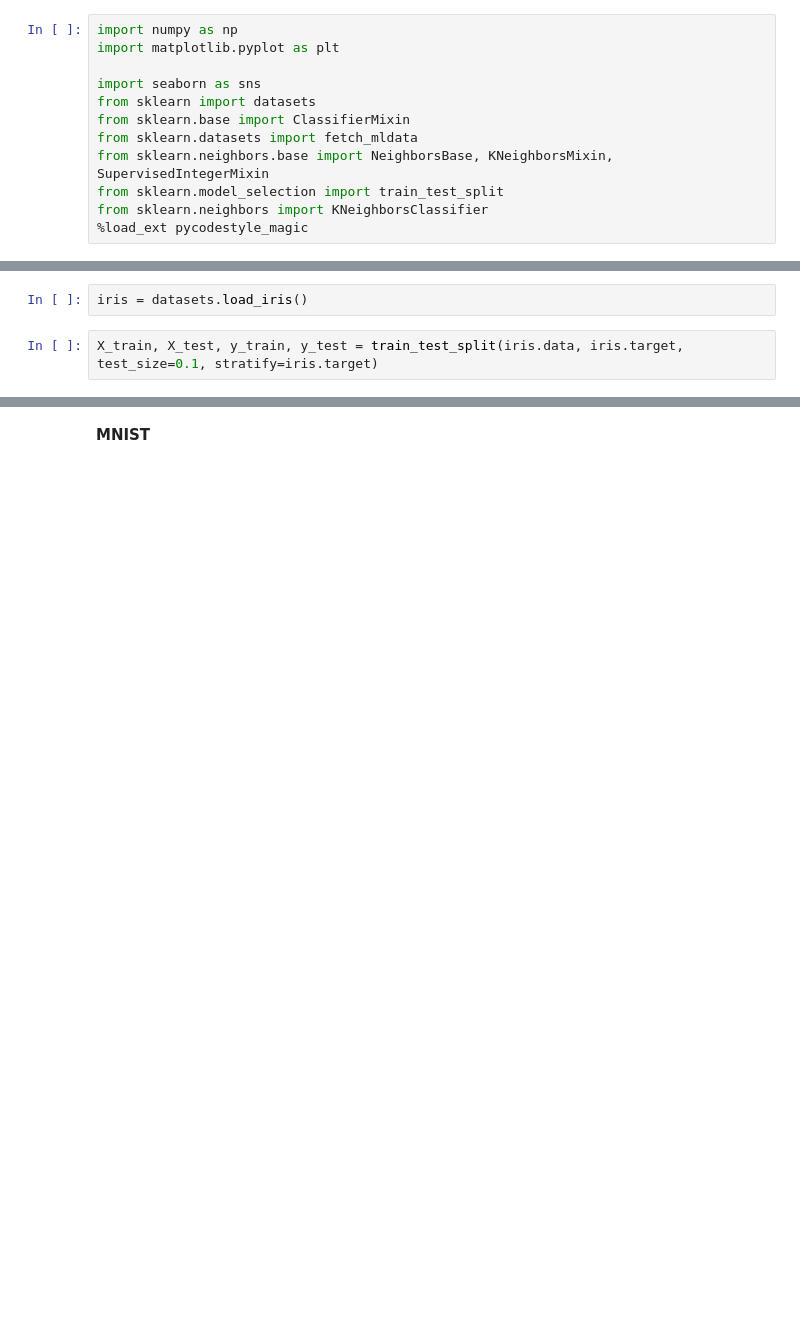
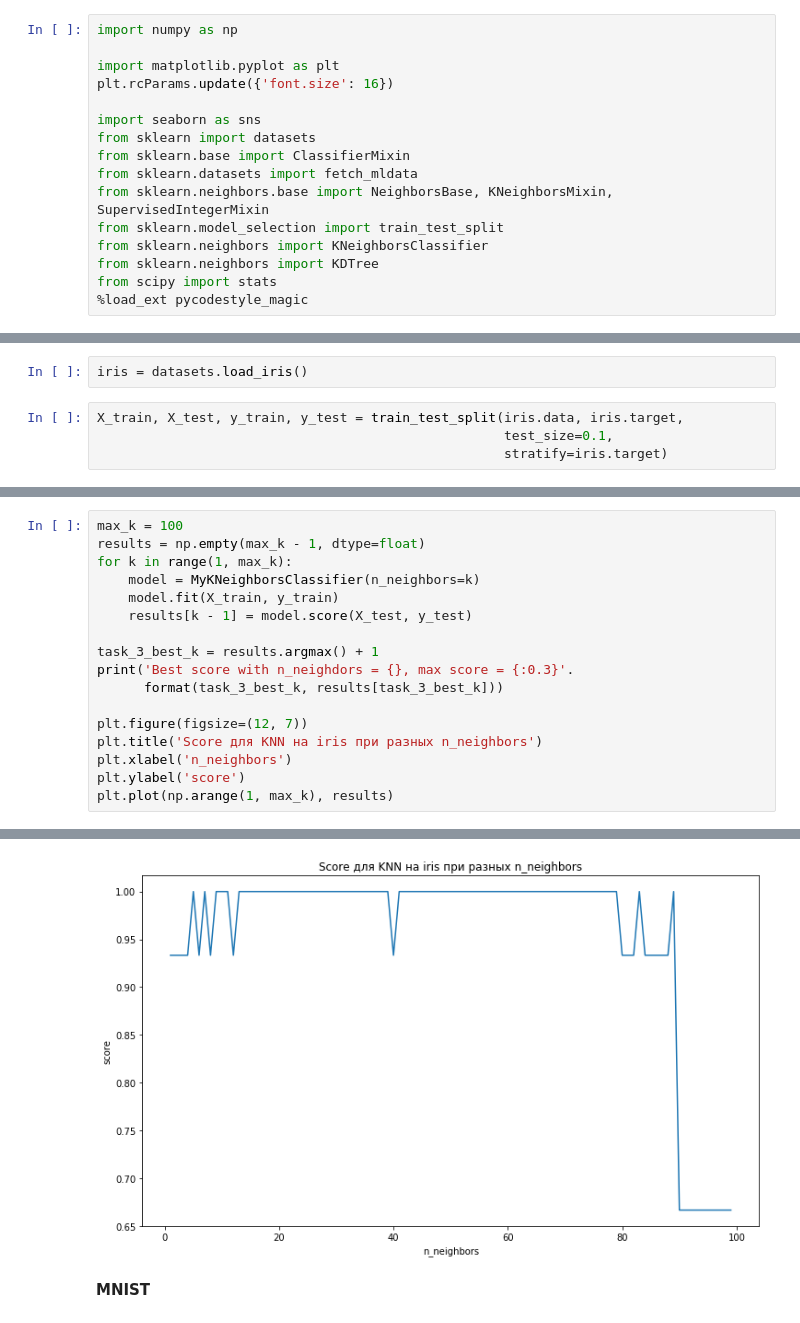
Before and after one commit to sasasagagaga/TechnoSphere, a Jupyter notebook: 1 semester/AIPLAD/homework/hw1/chernyshev_hw1.ipynb, the cells around one changed output, grey strips where cells are left out. Cells and saved outputs as stored; diff of their text form; blank space fills up the shorter version.

```diff
--- a/1 semester/AIPLAD/homework/hw1/chernyshev_hw1.ipynb
+++ b/1 semester/AIPLAD/homework/hw1/chernyshev_hw1.ipynb
@@ -41,7 +45,9 @@
 4. При оформлении ДЗ нужно пользоваться данным файлом в качестве шаблона. Не нужно удалять и видоизменять структуру кода и текст. В противном случае -1 балл
 # %%
 import numpy as np
+
 import matplotlib.pyplot as plt
+plt.rcParams.update({'font.size': 16})
 
 import seaborn as sns
 from sklearn import datasets
@@ -50,4 +56,6 @@ from sklearn.datasets import fetch_mldata
 from sklearn.neighbors.base import NeighborsBase, KNeighborsMixin, SupervisedIntegerMixin
 from sklearn.model_selection import train_test_split
 from sklearn.neighbors import KNeighborsClassifier
+from sklearn.neighbors import KDTree
+from scipy import stats
 %load_ext pycodestyle_magic
@@ -80,7 +103,9 @@ class MyKNeighborsClassifier(NeighborsBase, KNeighborsMixin,
 # %%
 iris = datasets.load_iris()
 # %%
-X_train, X_test, y_train, y_test = train_test_split(iris.data, iris.target, test_size=0.1, stratify=iris.target)
+X_train, X_test, y_train, y_test = train_test_split(iris.data, iris.target,
+                                                    test_size=0.1,
+                                                    stratify=iris.target)
 # %%
 clf = KNeighborsClassifier(n_neighbors=2)
 my_clf = MyKNeighborsClassifier(n_neighbors=2)
@@ -106,0 +187,18 @@ my_clf.score(X_test, y_test)
+# %%
+max_k = 100
+results = np.empty(max_k - 1, dtype=float)
+for k in range(1, max_k):
+    model = MyKNeighborsClassifier(n_neighbors=k)
+    model.fit(X_train, y_train)
+    results[k - 1] = model.score(X_test, y_test)
+
+task_3_best_k = results.argmax() + 1
+print('Best score with n_neighdors = {}, max score = {:0.3}'.
+      format(task_3_best_k, results[task_3_best_k]))
+
+plt.figure(figsize=(12, 7))
+plt.title('Score для KNN на iris при разных n_neighbors')
+plt.xlabel('n_neighbors')
+plt.ylabel('score')
+plt.plot(np.arange(1, max_k), results)
+# %% [output]
@@ -107,3 +207,4 @@ my_clf.score(X_test, y_test)
+[figure, added]
 # %% [markdown]
 **MNIST**
 # %%
```
Also changed, not shown: parts of 57 cells of this notebook, 5 other files.
